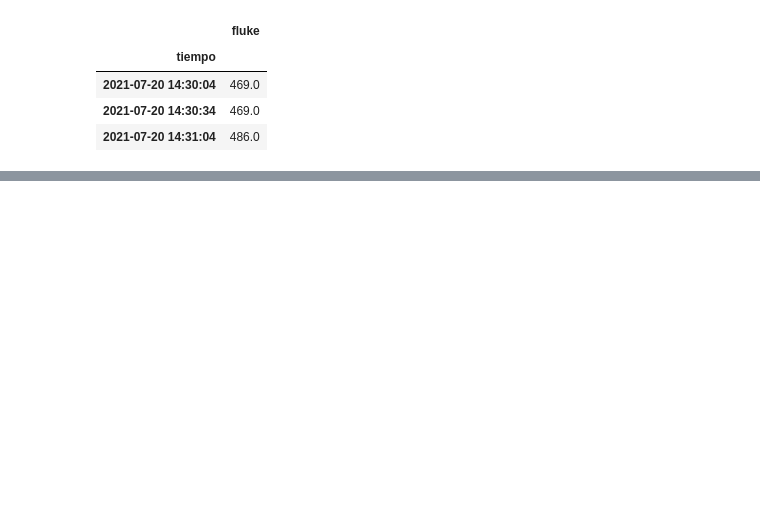
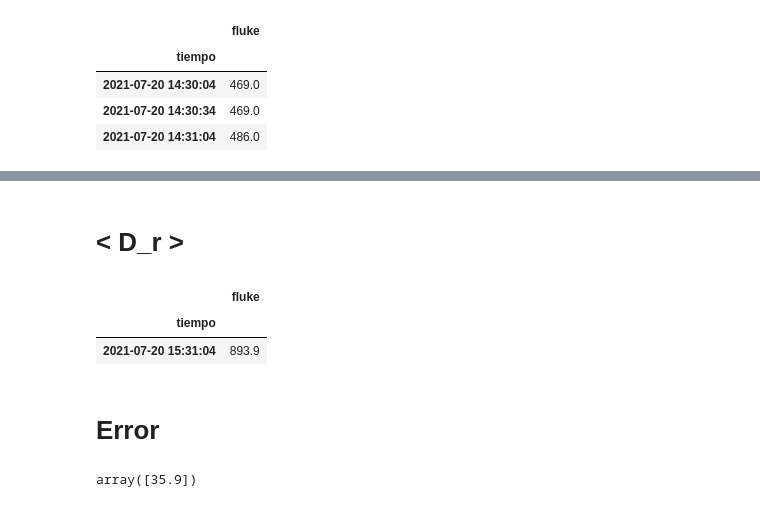
Before and after one commit to lata-mas/Monitor_co2_pistas_educativas, a Jupyter notebook: sensores_vco2/notebooks/scd30.ipynb, the cells around one changed output, grey strips where cells are left out. Cells and saved outputs as stored; diff of their text form; code cells hidden in the pictures; blank space fills up the shorter version.

```diff
--- a/sensores_vco2/notebooks/scd30.ipynb
+++ b/sensores_vco2/notebooks/scd30.ipynb
@@ -56,0 +80,14 @@ ax.legend()
+# %% [markdown]
+ #  < D_r >
+# %%
+fluke.rolling("5Min").mean().tail(1)
+# %% [output]
+|  | fluke |
+| tiempo |  |
+| 2021-07-20 15:31:04 | 893.9 |
+# %% [markdown]
+#  Error
+# %%
+fluke.fluke.rolling("5Min").mean().tail(1).values - sensor[nombre].rolling("5Min").mean().tail(1).values
+# %% [output]
+array([35.9])
```
Also changed, not shown: parts of 6 cells of this notebook, 1 other file.
